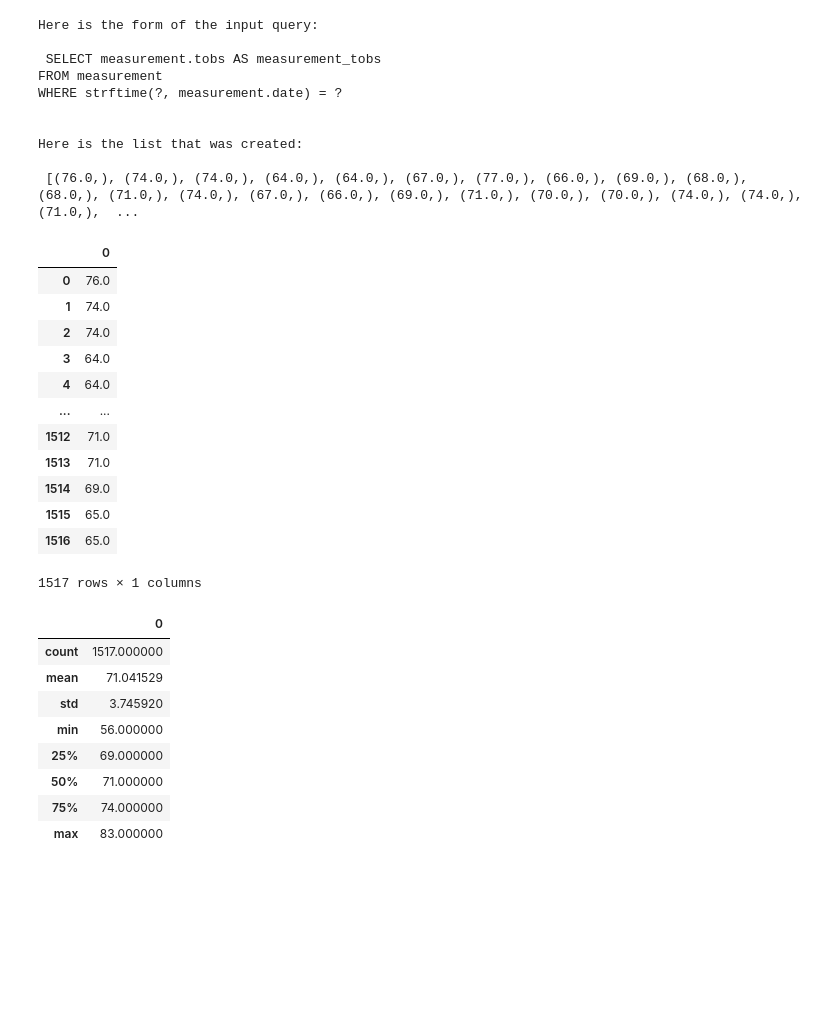
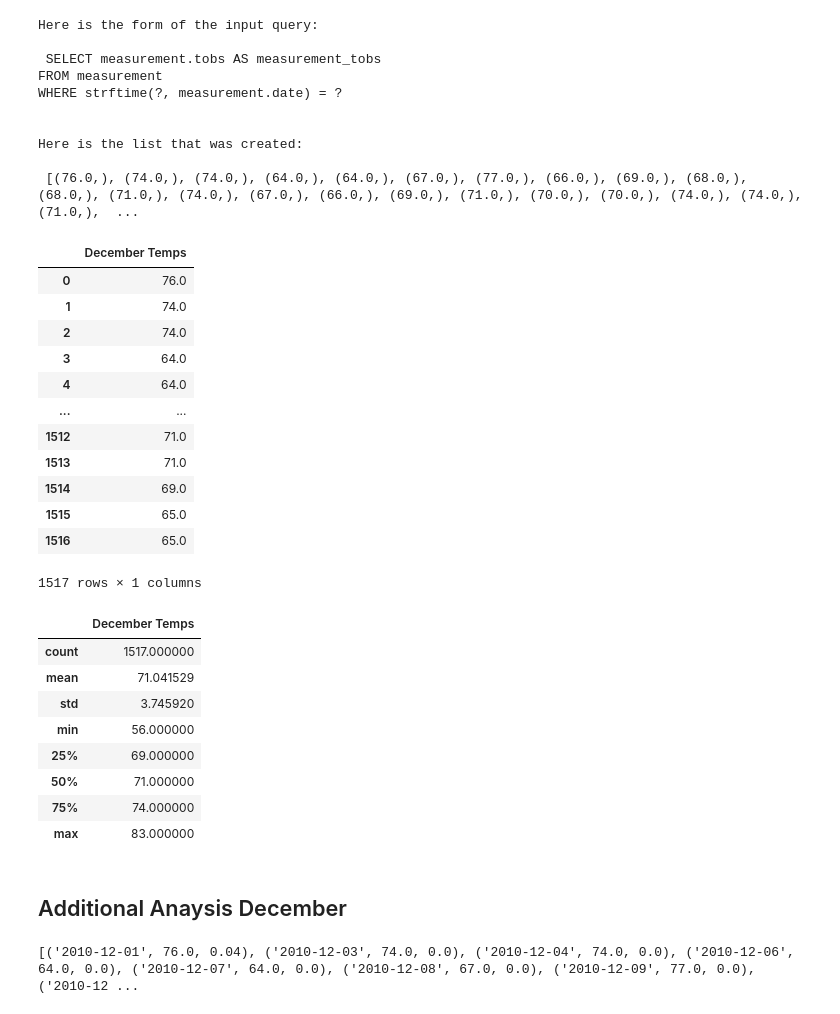
Before and after one commit to GregoryBWilson/surfs_up, a Jupyter notebook: SurfsUp_Challenge.ipynb, the cells around one changed output. Cells and saved outputs as stored; diff of their text form; code cells hidden in the pictures; blank space fills up the shorter version.

```diff
--- a/SurfsUp_Challenge.ipynb
+++ b/SurfsUp_Challenge.ipynb
@@ -178,10 +299,10 @@ Here is the list that was created:
  [(76.0,), (74.0,), (74.0,), (64.0,), (64.0,), (67.0,), (77.0,), (66.0,), (69.0,), (68.0,), (68.0,), (71.0,), (74.0,), (67.0,), (66.0,), (69.0,), (71.0,), (70.0,), (70.0,), (74.0,), (74.0,), (71.0,),  ...
 # %%
 # 8. Create a DataFrame from the list of temperatures for the month of December.
-Dec_df = pd.DataFrame(Dec_List)
+Dec_df = pd.DataFrame(Dec_List, columns=['December Temps'])
 Dec_df
 # %% [output]
-|  | 0 |
+|  | December Temps |
 | 0 | 76.0 |
 | 1 | 74.0 |
 | 2 | 74.0 |
@@ -198,7 +319,7 @@ Dec_df
 # 9. Calculate and print out the summary statistics for the Decemeber temperature DataFrame.
 Dec_df.describe()
 # %% [output]
-|  | 0 |
+|  | December Temps |
 | count | 1517.000000 |
 | mean | 71.041529 |
 | std | 3.745920 |
@@ -207,3 +328,13 @@ Dec_df.describe()
 | 50% | 71.000000 |
 | 75% | 74.000000 |
 | max | 83.000000 |
+# %% [markdown]
+## Additional Anaysis December
+# %%
+# Write a query that filters the Measurement table to retrieve the temperatures & Percepitation for the month of December.
+sel = [Measurement.date, Measurement.tobs, Measurement.prcp]
+Dec_Query2 = session.query(*sel).\
+    filter(func.strftime("%m", Measurement.date) == "12")
+print(Dec_Query2.all())
+# %% [output]
+[('2010-12-01', 76.0, 0.04), ('2010-12-03', 74.0, 0.0), ('2010-12-04', 74.0, 0.0), ('2010-12-06', 64.0, 0.0), ('2010-12-07', 64.0, 0.0), ('2010-12-08', 67.0, 0.0), ('2010-12-09', 77.0, 0.0), ('2010-12 ...
```
Also changed, not shown: parts of 21 cells of this notebook.
